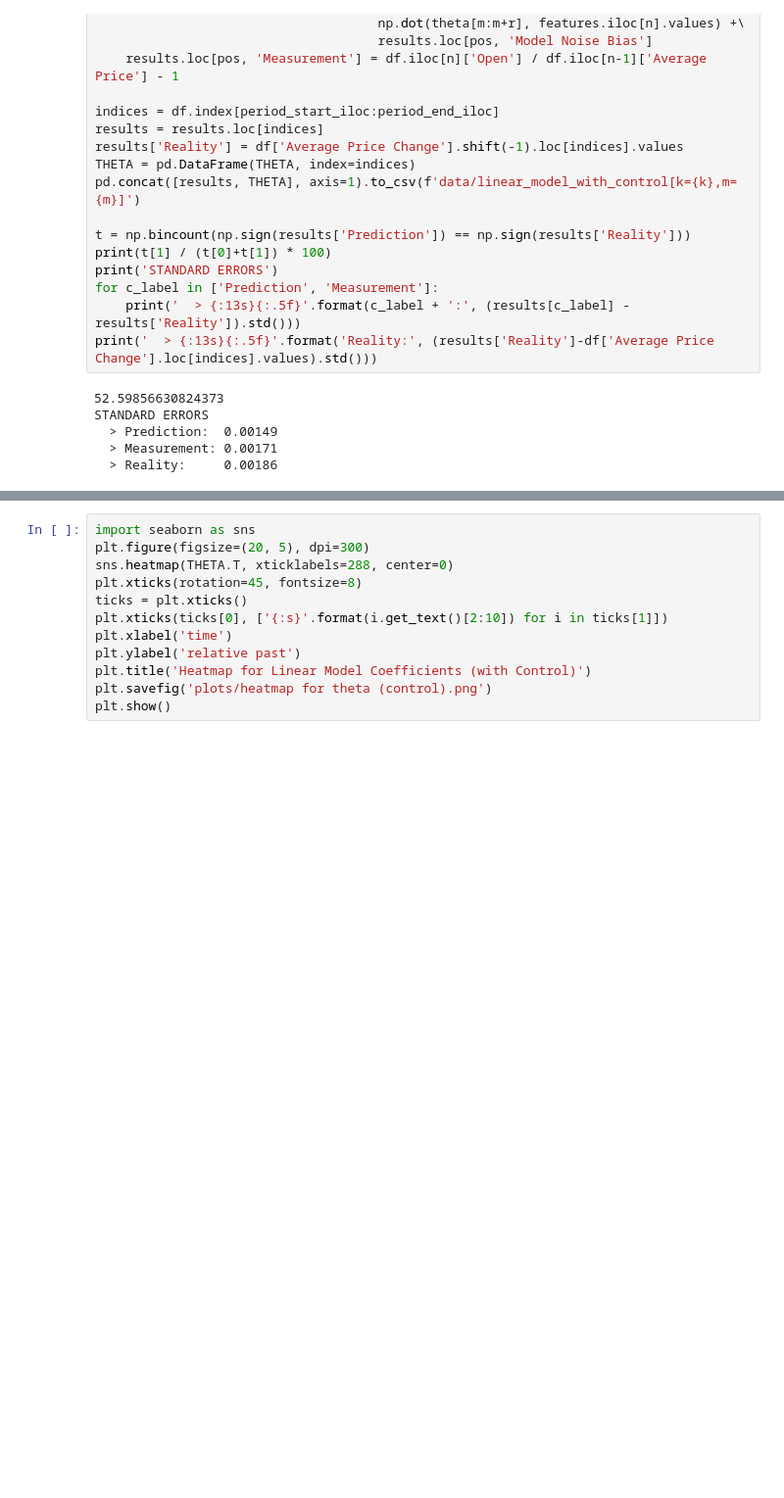
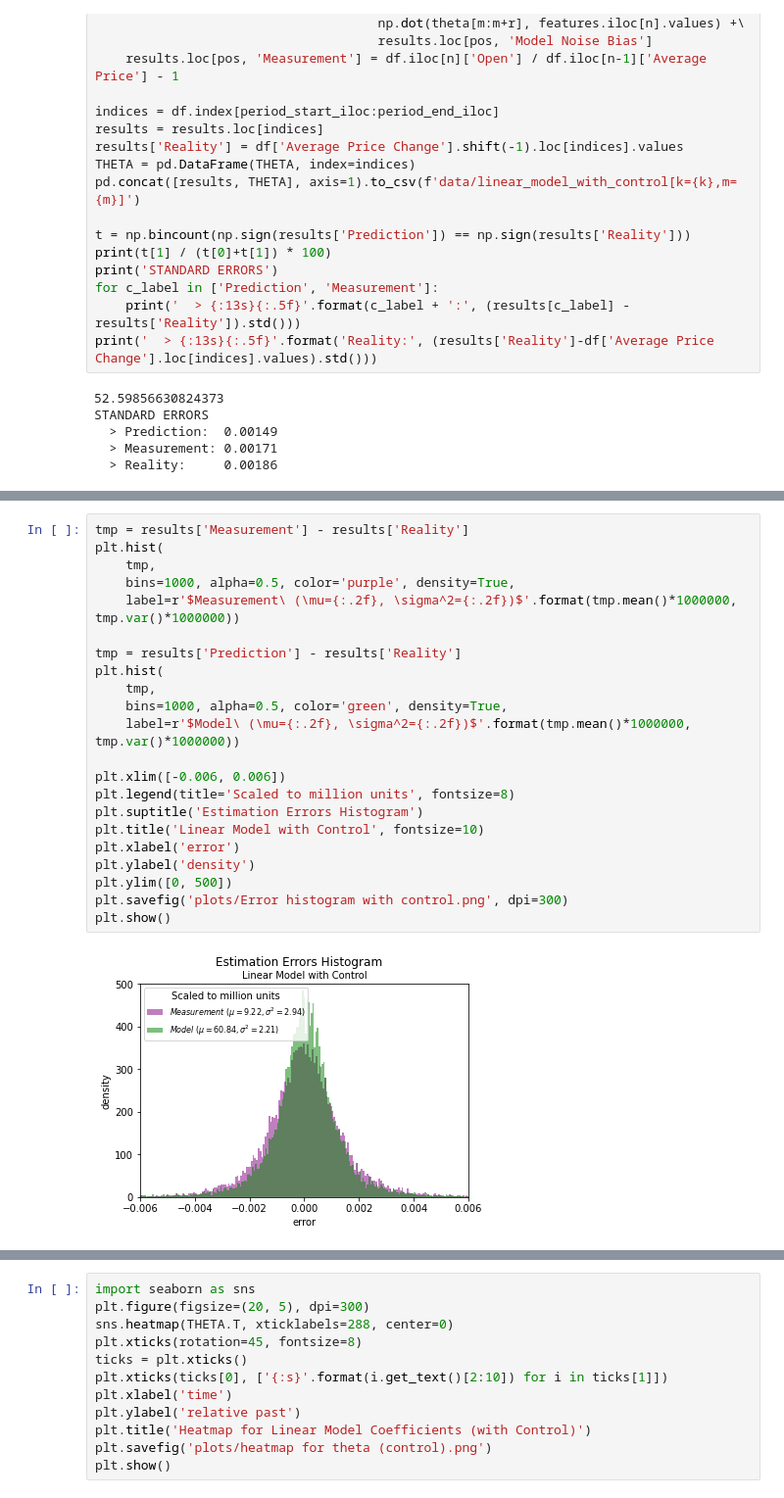
Before and after one commit to MohsenGhodrati/cvx_project_Kalman_Filter, a Jupyter notebook: Experiments.ipynb, the cells around one changed output, grey strips where cells are left out. Shown at 98% size. Saved outputs shown, nothing was run; the diff lists cells and outputs as text; blank space fills up the shorter version.

```diff
--- a/Experiments.ipynb
+++ b/Experiments.ipynb
@@ -524,0 +553,24 @@ THETA
+# %%
+tmp = results['Measurement'] - results['Reality']
+plt.hist(
+    tmp,
+    bins=1000, alpha=0.5, color='purple', density=True,
+    label=r'$Measurement\ (\mu={:.2f}, \sigma^2={:.2f})$'.format(tmp.mean()*1000000, tmp.var()*1000000))
+
+tmp = results['Prediction'] - results['Reality']
+plt.hist(
+    tmp,
+    bins=1000, alpha=0.5, color='green', density=True,
+    label=r'$Model\ (\mu={:.2f}, \sigma^2={:.2f})$'.format(tmp.mean()*1000000, tmp.var()*1000000))
+
+plt.xlim([-0.006, 0.006])
+plt.legend(title='Scaled to million units', fontsize=8)
+plt.suptitle('Estimation Errors Histogram')
+plt.title('Linear Model with Control', fontsize=10)
+plt.xlabel('error')
+plt.ylabel('density')
+plt.ylim([0, 500])
+plt.savefig('plots/Error histogram with control.png', dpi=300)
+plt.show()
+# %% [output]
+[figure, added]
```
Also changed, not shown: parts of 13 cells of this notebook, 28 other files.
